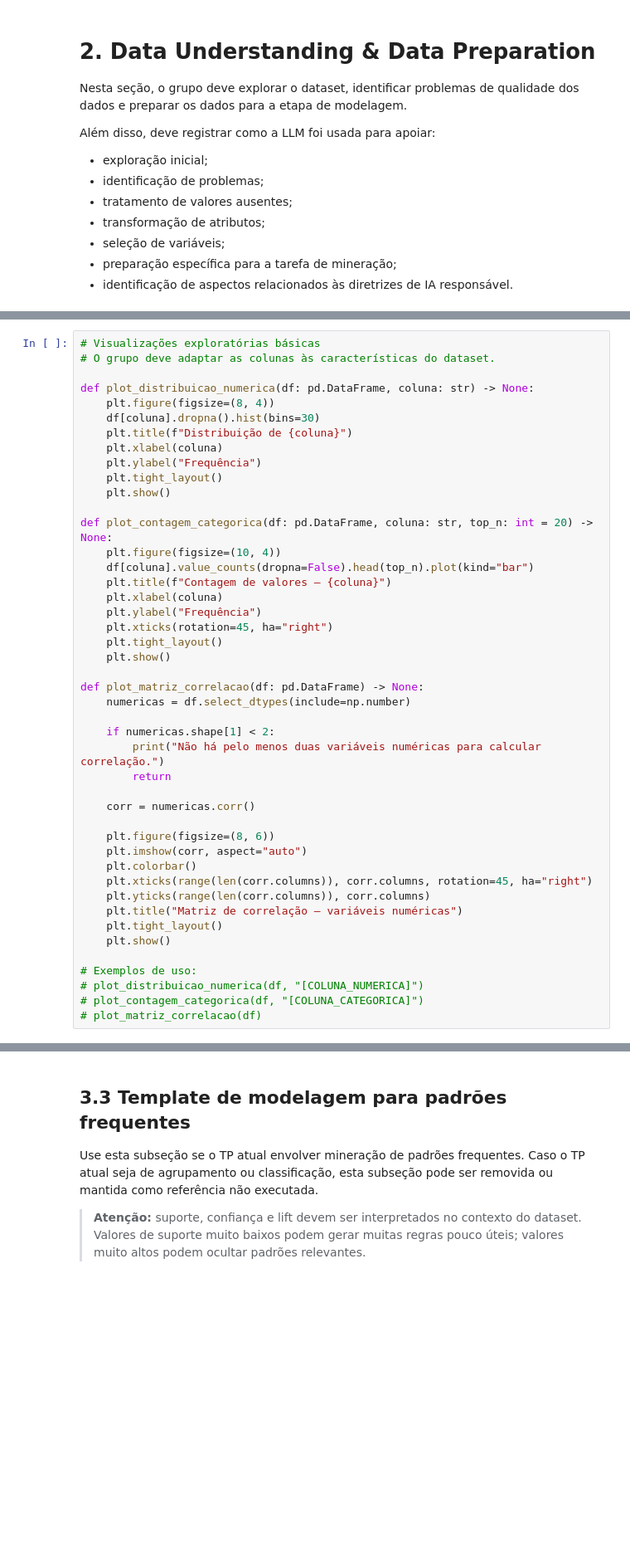
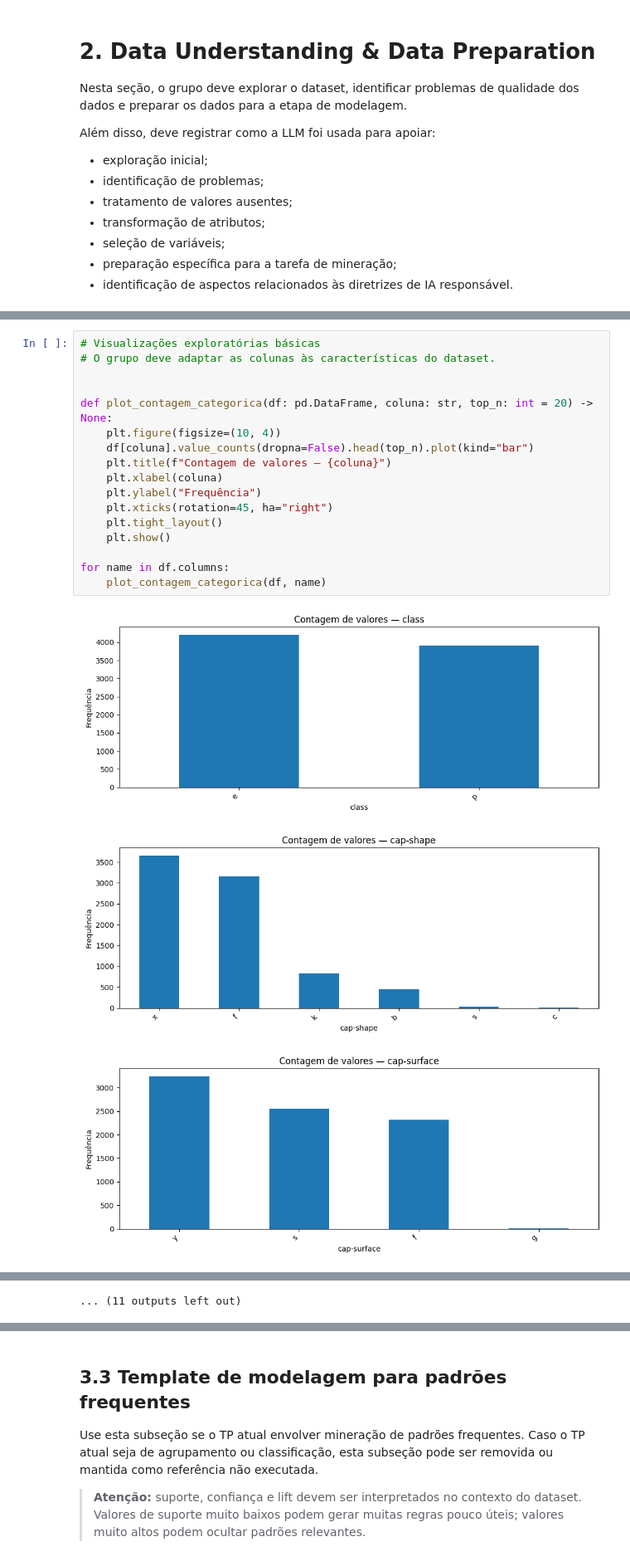
Before and after one commit to DaviOSad/Mushroom-Classification, a Jupyter notebook: TP3_Fase2_Grupo11.ipynb, the cells around one changed output, grey strips where cells are left out. Shown at 83% size. Saved outputs shown, nothing was run; the diff lists cells and outputs as text; blank space fills up the shorter version.

```diff
--- a/TP3_Fase2_Grupo11.ipynb
+++ b/TP3_Fase2_Grupo11.ipynb
@@ -507,45 +569,21 @@ Exemplos:
 # %%
 # Visualizações exploratórias básicas
 # O grupo deve adaptar as colunas às características do dataset.
 
-def plot_distribuicao_numerica(df: pd.DataFrame, coluna: str) -> None:
-    plt.figure(figsize=(8, 4))
-    df[coluna].dropna().hist(bins=30)
-    plt.title(f"Distribuição de {coluna}")
-    plt.xlabel(coluna)
-    plt.ylabel("Frequência")
-    plt.tight_layout()
-    plt.show()
 
 def plot_contagem_categorica(df: pd.DataFrame, coluna: str, top_n: int = 20) -> None:
     plt.figure(figsize=(10, 4))
     df[coluna].value_counts(dropna=False).head(top_n).plot(kind="bar")
     plt.title(f"Contagem de valores — {coluna}")
     plt.xlabel(coluna)
     plt.ylabel("Frequência")
     plt.xticks(rotation=45, ha="right")
     plt.tight_layout()
     plt.show()
 
-def plot_matriz_correlacao(df: pd.DataFrame) -> None:
-    numericas = df.select_dtypes(include=np.number)
-
-    if numericas.shape[1] < 2:
-        print("Não há pelo menos duas variáveis numéricas para calcular correlação.")
-        return
-
-    corr = numericas.corr()
-
-    plt.figure(figsize=(8, 6))
-    plt.imshow(corr, aspect="auto")
-    plt.colorbar()
-    plt.xticks(range(len(corr.columns)), corr.columns, rotation=45, ha="right")
-    plt.yticks(range(len(corr.columns)), corr.columns)
-    plt.title("Matriz de correlação — variáveis numéricas")
-    plt.tight_layout()
-    plt.show()
-
-# Exemplos de uso:
-# plot_distribuicao_numerica(df, "[COLUNA_NUMERICA]")
-# plot_contagem_categorica(df, "[COLUNA_CATEGORICA]")
-# plot_matriz_correlacao(df)
+for name in df.columns:
+    plot_contagem_categorica(df, name)
+# %% [output]
+[figure, added]
+[figure, added]
+[figure, added]
@@ -551,0 +599 @@ def plot_matriz_correlacao(df: pd.DataFrame) -> None:
+... (11 outputs left out)
```
Also changed, not shown: parts of 23 cells of this notebook.
